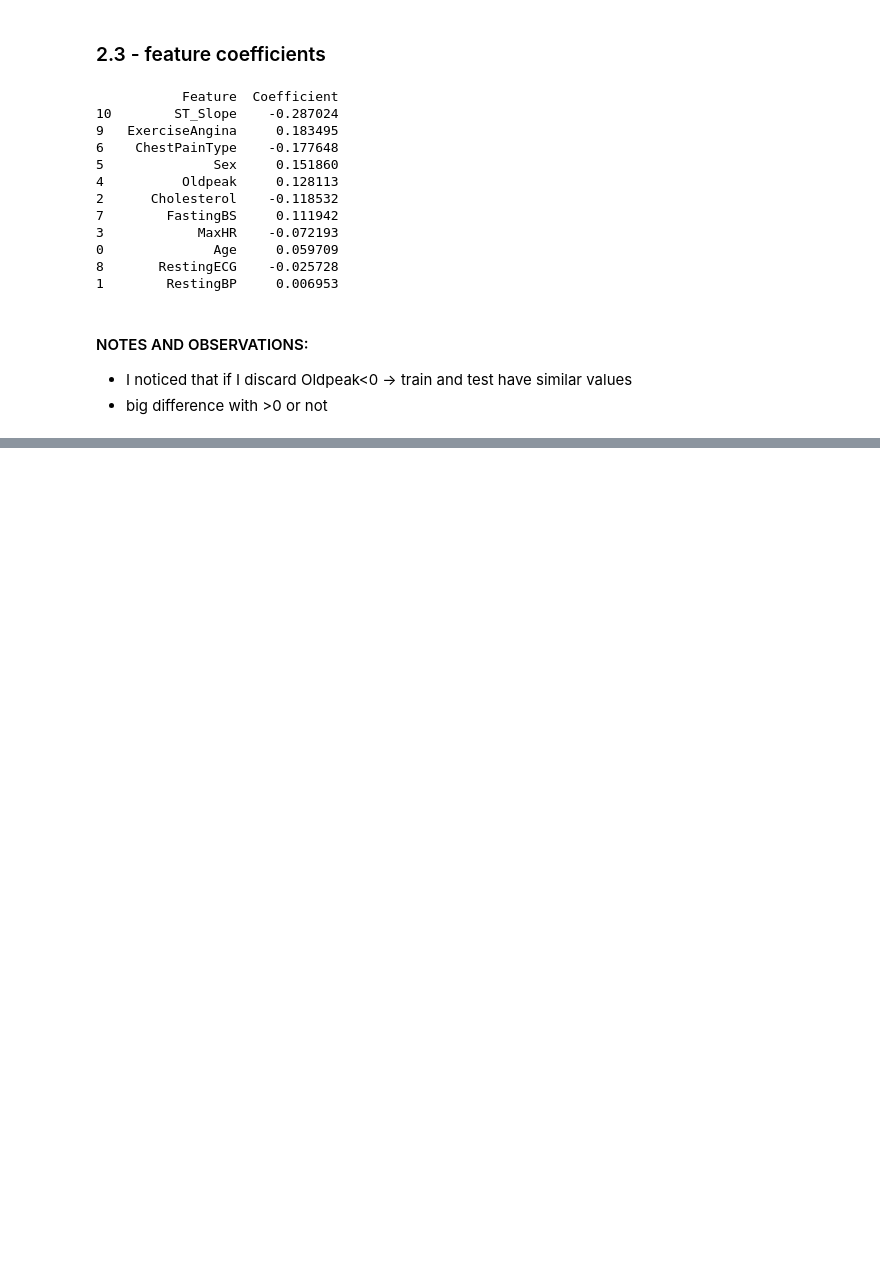
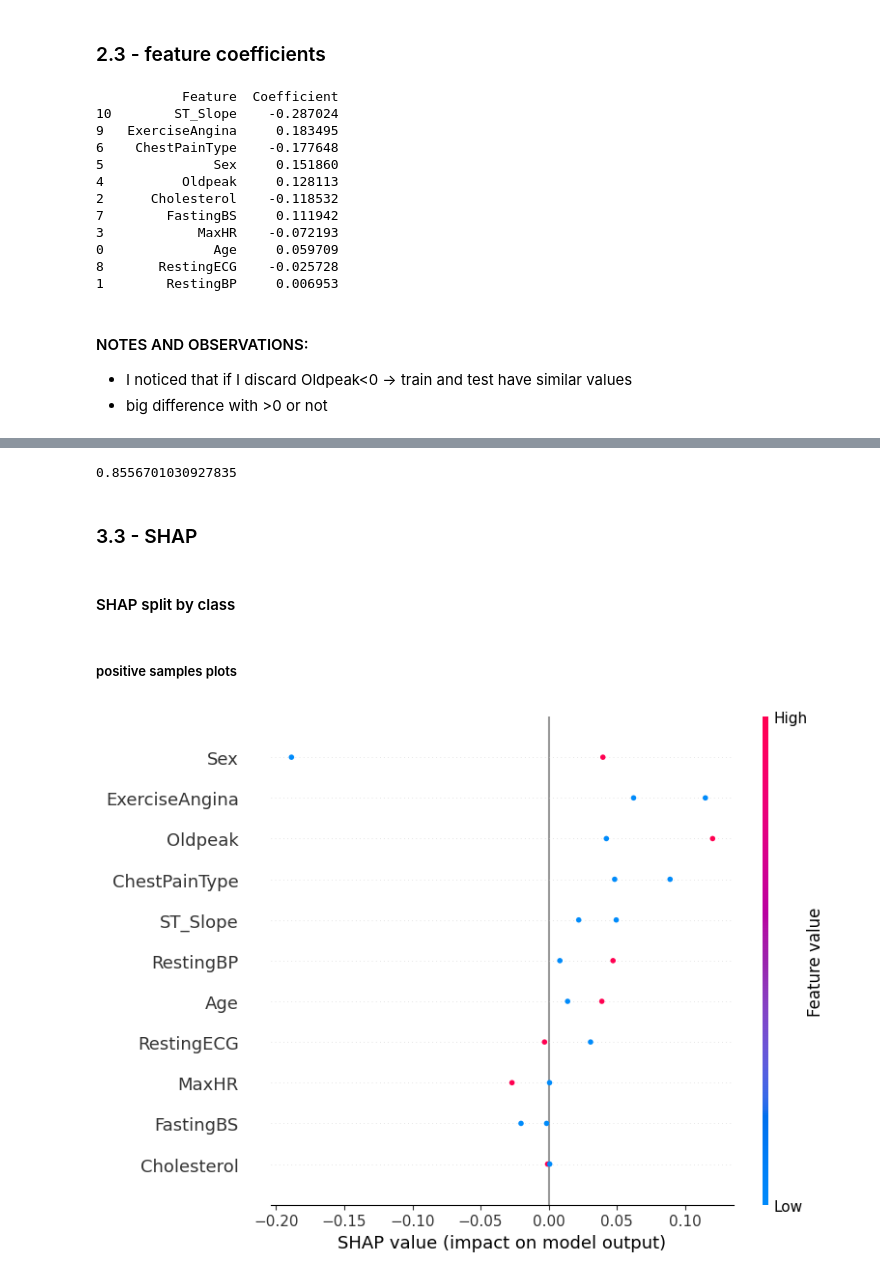
Before and after one commit to nexusfb/ETH-MLxHC-Interpretable-Medical-Data-Classification, a Jupyter notebook: pjt1_pt1.ipynb, the cells around one changed output, grey strips where cells are left out. Cells and saved outputs as stored; diff of their text form; code cells hidden in the pictures; blank space fills up the shorter version.

```diff
--- a/pjt1_pt1.ipynb
+++ b/pjt1_pt1.ipynb
@@ -321,0 +385,27 @@ print(coefficients_df)
+# %%
+mlp = MLPClassifier(activation='relu',hidden_layer_sizes=(20,),solver='adam',max_iter=300,random_state=25)
+mlp.fit(X_train, y_train)
+print(mlp.score(X_test, y_test))
+# %% [output]
+0.8556701030927835
+# %% [markdown]
+### 3.3 - SHAP
+# %% [markdown]
+#### SHAP split by class
+# %%
+# 1 - SHAP values
+# make model callable
+def predict_proba(X):
+    return mlp.predict_proba(X)
+explainer = shap.Explainer(predict_proba, X_train)
+shap_values = explainer(X_test)
+# %%
+# 2 - pick 2 positive and 2 negative samples
+positive_samples_index = np.array(y_test[y_test == 1].index[:2])
+negative_samples_index = np.array(y_test[y_test == 0].index[:2])
+# %% [markdown]
+##### positive samples plots
+# %%
+shap.summary_plot(shap_values[:,:,1][positive_samples_index],X_test.iloc[positive_samples_index],feature_names=X_train.columns.values)
+# %% [output]
+[figure, added]
```
Also changed, not shown: parts of 13 cells of this notebook.
